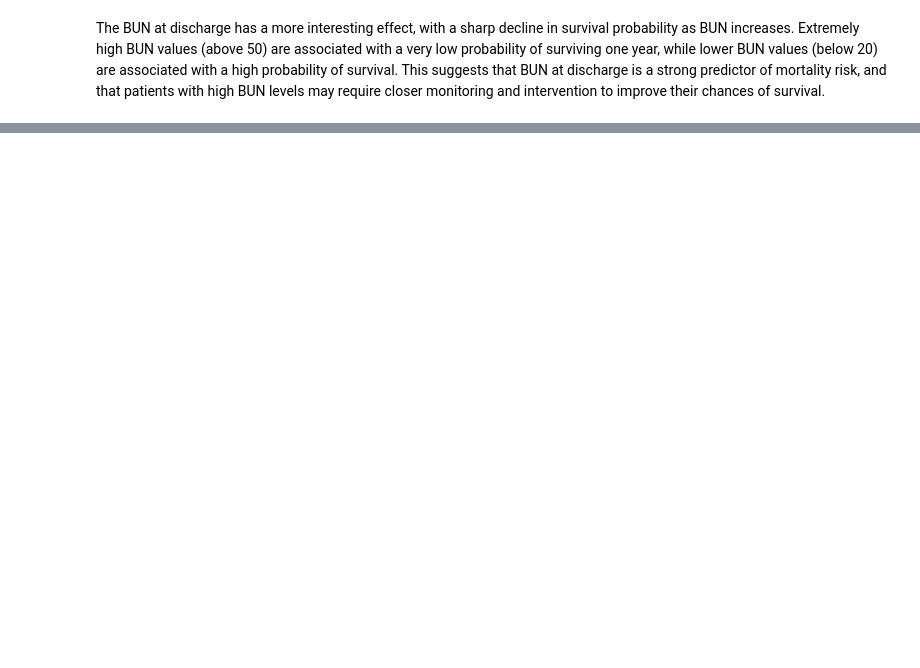
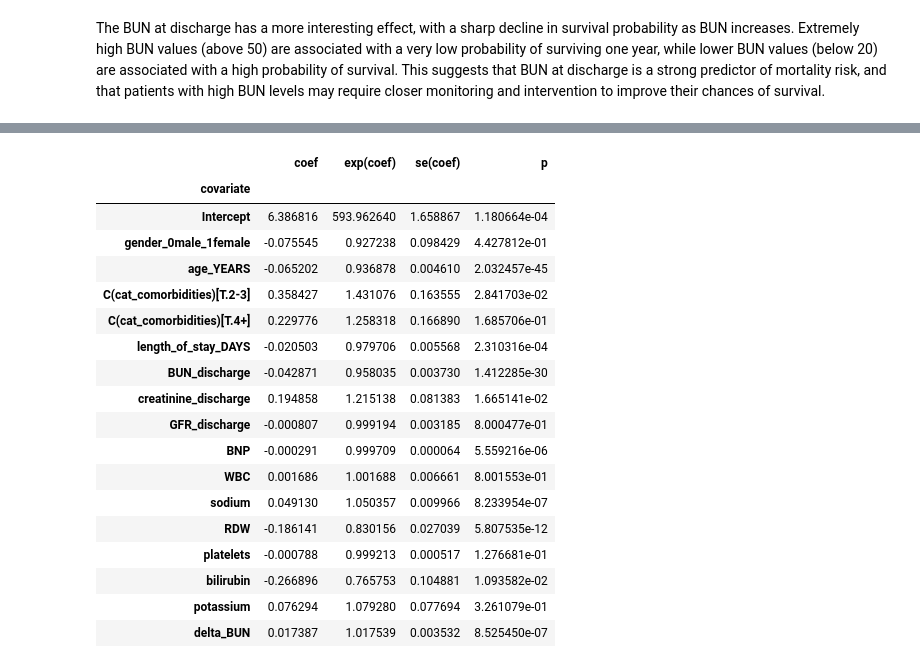
Before and after one commit to Mormorfor/SAML_project, a Jupyter notebook: PA2/Part2.ipynb, the cells around one changed output, grey strips where cells are left out. Saved outputs shown, nothing was run; the diff lists cells and outputs as text; code cells hidden in the pictures; blank space fills up the shorter version.

```diff
--- a/PA2/Part2.ipynb
+++ b/PA2/Part2.ipynb
@@ -209,0 +317,24 @@ The BUN at discharge has a more interesting effect, with a sharp decline in surv
+# %%
+from lifelines import LogNormalAFTFitter
+
+selected_cph = bun_cph
+selected_formula = bun_formula
+
+aft_data = data.copy()
+small_time = 0.01  # about 0.01 months, only used to avoid log(0)
+
+aft_data.loc[
+    aft_data["time_discharge_to_death_MONTHS"] <= 0,
+    "time_discharge_to_death_MONTHS"
+] = small_time
+
+aft = LogNormalAFTFitter()
+
+aft.fit(
+    aft_data,
+    duration_col="time_discharge_to_death_MONTHS",
+    event_col="death",
+    formula=selected_formula
+)
+
+aft.print_summary()
@@ -209,0 +370,23 @@ The BUN at discharge has a more interesting effect, with a sharp decline in surv
+# %%
+aft_summary = aft.summary.loc["mu_"]
+aft_summary[["coef", "exp(coef)", "se(coef)", "p"]]
+# %% [output]
+|  | coef | exp(coef) | se(coef) | p |
+| covariate |  |  |  |  |
+| Intercept | 6.386816 | 593.962640 | 1.658867 | 1.180664e-04 |
+| gender_0male_1female | -0.075545 | 0.927238 | 0.098429 | 4.427812e-01 |
+| age_YEARS | -0.065202 | 0.936878 | 0.004610 | 2.032457e-45 |
+| C(cat_comorbidities)[T.2-3] | 0.358427 | 1.431076 | 0.163555 | 2.841703e-02 |
+| C(cat_comorbidities)[T.4+] | 0.229776 | 1.258318 | 0.166890 | 1.685706e-01 |
+| length_of_stay_DAYS | -0.020503 | 0.979706 | 0.005568 | 2.310316e-04 |
+| BUN_discharge | -0.042871 | 0.958035 | 0.003730 | 1.412285e-30 |
+| creatinine_discharge | 0.194858 | 1.215138 | 0.081383 | 1.665141e-02 |
+| GFR_discharge | -0.000807 | 0.999194 | 0.003185 | 8.000477e-01 |
+| BNP | -0.000291 | 0.999709 | 0.000064 | 5.559216e-06 |
+| WBC | 0.001686 | 1.001688 | 0.006661 | 8.001553e-01 |
+| sodium | 0.049130 | 1.050357 | 0.009966 | 8.233954e-07 |
+| RDW | -0.186141 | 0.830156 | 0.027039 | 5.807535e-12 |
+| platelets | -0.000788 | 0.999213 | 0.000517 | 1.276681e-01 |
+| bilirubin | -0.266896 | 0.765753 | 0.104881 | 1.093582e-02 |
+| potassium | 0.076294 | 1.079280 | 0.077694 | 3.261079e-01 |
+| delta_BUN | 0.017387 | 1.017539 | 0.003532 | 8.525450e-07 |
```
Also changed, not shown: parts of 17 cells of this notebook, 1 other file.
